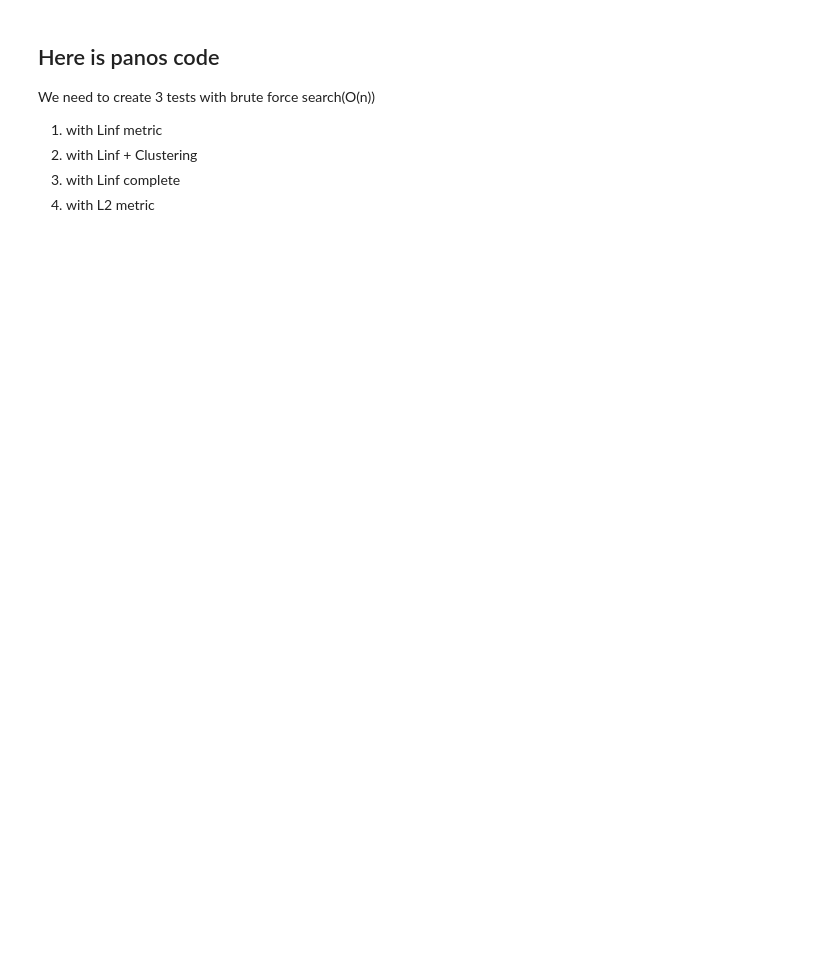
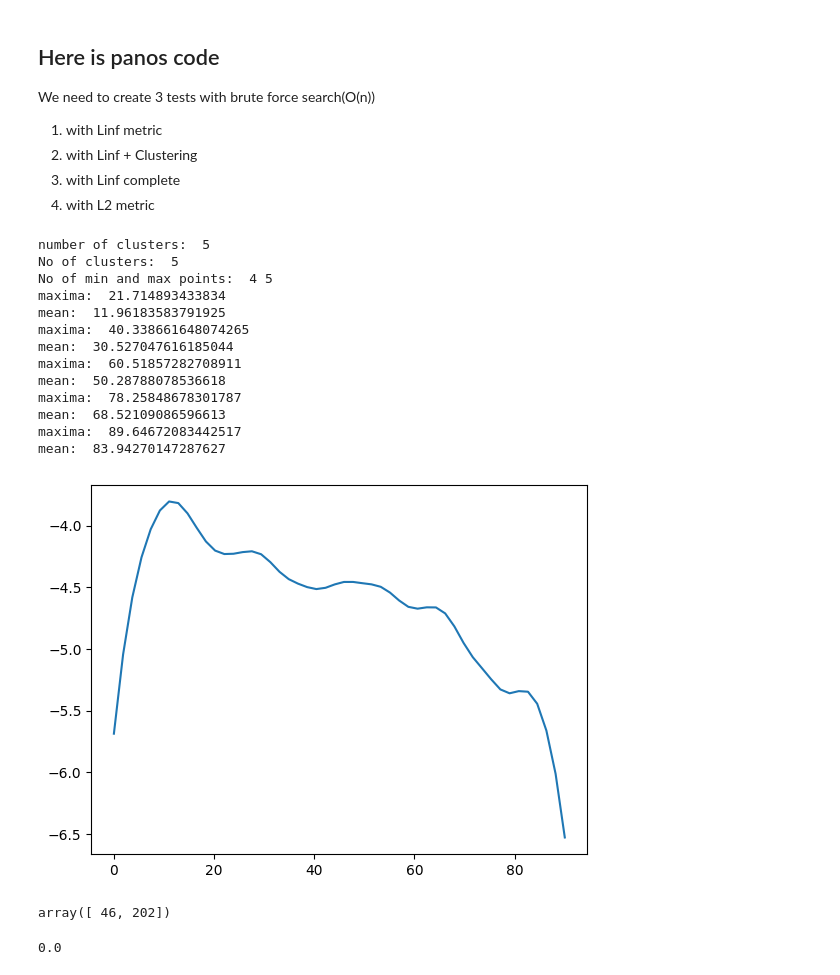
Before and after one commit to PRigas96/nMANN, a Jupyter notebook: panos.ipynb, the cells around one changed output. Cells and saved outputs as stored; diff of their text form; code cells hidden in the pictures; blank space fills up the shorter version.

```diff
--- a/panos.ipynb
+++ b/panos.ipynb
@@ -9,0 +17,4 @@ import numpy as np
+# %%
+# load data
+data = np.load('./data_v1/1000sq/1000sq.npy')
+q_points = np.load('./data_v1/1000sq/1000qp.npy')
@@ -9,0 +114,18 @@ import numpy as np
+# %%
+cluster,min_, max_ = rclustering(data, bandwidth_method = 3)
+clusters, error = compress_data(cluster, min_, max_)
+# %% [output]
+number of clusters:  5
+No of clusters:  5
+No of min and max points:  4 5
+maxima:  21.714893433834
+mean:  11.96183583791925
+maxima:  40.338661648074265
+mean:  30.527047616185044
+maxima:  60.51857282708911
+mean:  50.28788078536618
+maxima:  78.25848678301787
+mean:  68.52109086596613
+maxima:  89.64672083442517
+mean:  83.94270147287627
+[figure, added]
@@ -9,0 +140,12 @@ import numpy as np
+# %%
+q_points[0]
+# %% [output]
+array([ 46, 202])
+# %%
+ids = 21
+n = 0
+d1 = mt.Linf(geo.create_square2(data[ids]),q_points[n])[0]
+d2 = mt.Linf_(geo.create_square2(data[ids]),q_points[n])
+d1-d2
+# %% [output]
+0.0
```
Also changed, not shown: parts of 32 cells of this notebook, 2 other files.
